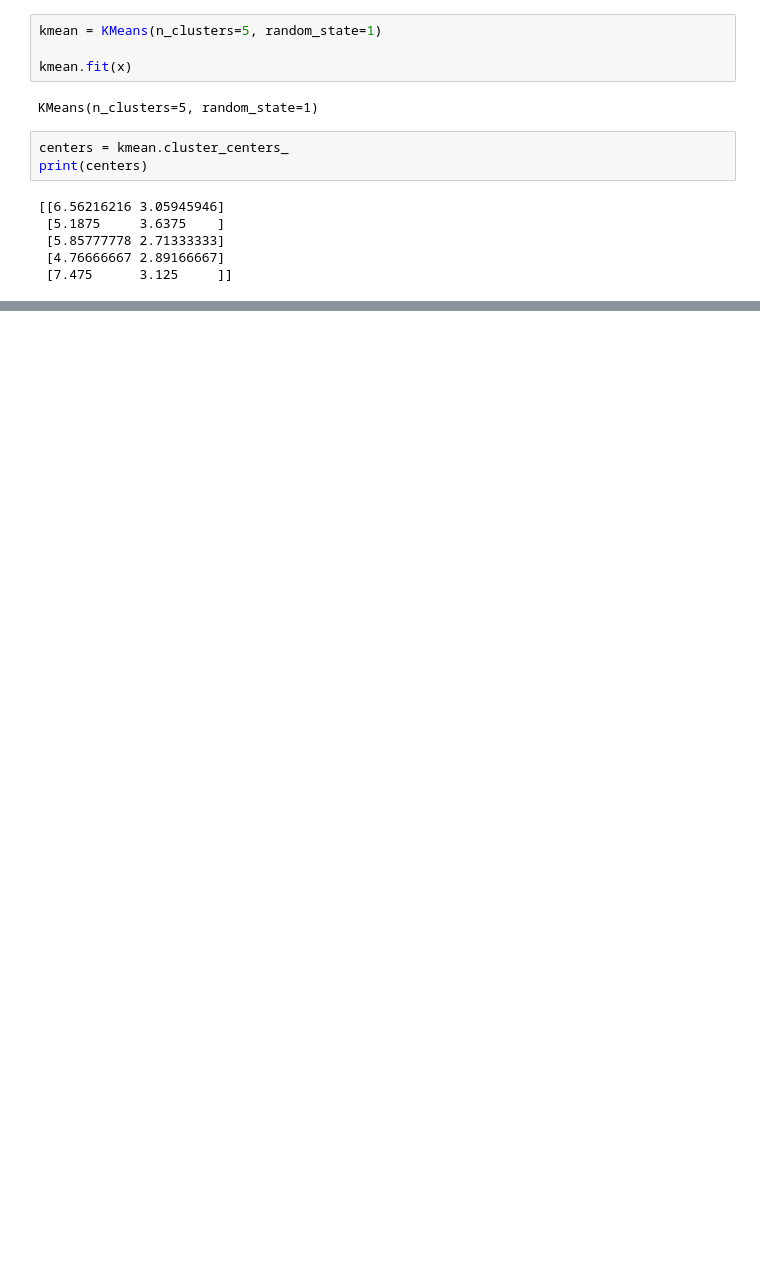
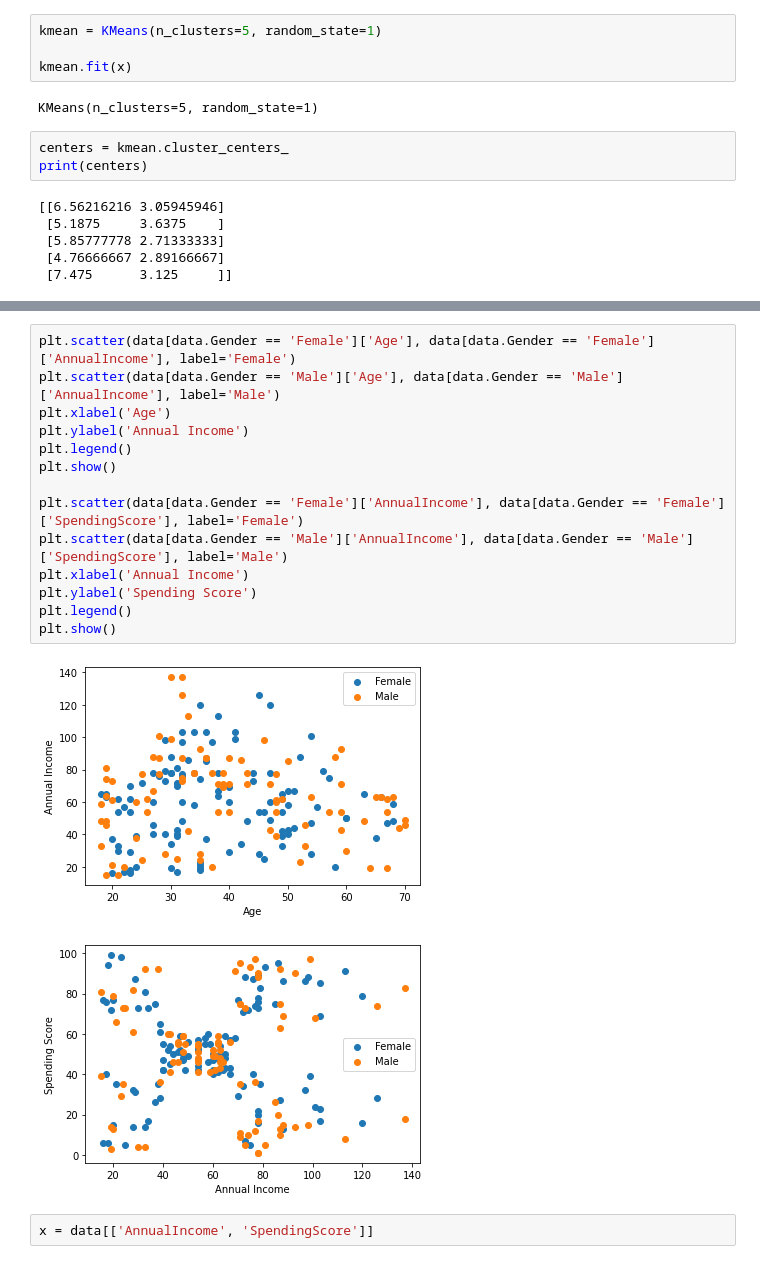
Before and after one commit to gmitchener/MachineLearning, a Jupyter notebook: kmeans.ipynb, the cells around one changed output, grey strips where cells are left out. Drawn from its saved outputs; the diff is of its cells as text; blank space fills up the shorter version.

```diff
--- a/kmeans.ipynb
+++ b/kmeans.ipynb
@@ -43,0 +85,19 @@ plt.show()
+# %%
+plt.scatter(data[data.Gender == 'Female']['Age'], data[data.Gender == 'Female']['AnnualIncome'], label='Female')
+plt.scatter(data[data.Gender == 'Male']['Age'], data[data.Gender == 'Male']['AnnualIncome'], label='Male')
+plt.xlabel('Age')
+plt.ylabel('Annual Income')
+plt.legend()
+plt.show()
+
+plt.scatter(data[data.Gender == 'Female']['AnnualIncome'], data[data.Gender == 'Female']['SpendingScore'], label='Female')
+plt.scatter(data[data.Gender == 'Male']['AnnualIncome'], data[data.Gender == 'Male']['SpendingScore'], label='Male')
+plt.xlabel('Annual Income')
+plt.ylabel('Spending Score')
+plt.legend()
+plt.show()
+# %% [output]
+[figure, added]
+[figure, added]
+# %%
+x = data[['AnnualIncome', 'SpendingScore']]
```
Also changed, not shown: parts of 27 cells of this notebook, 1 other file.
